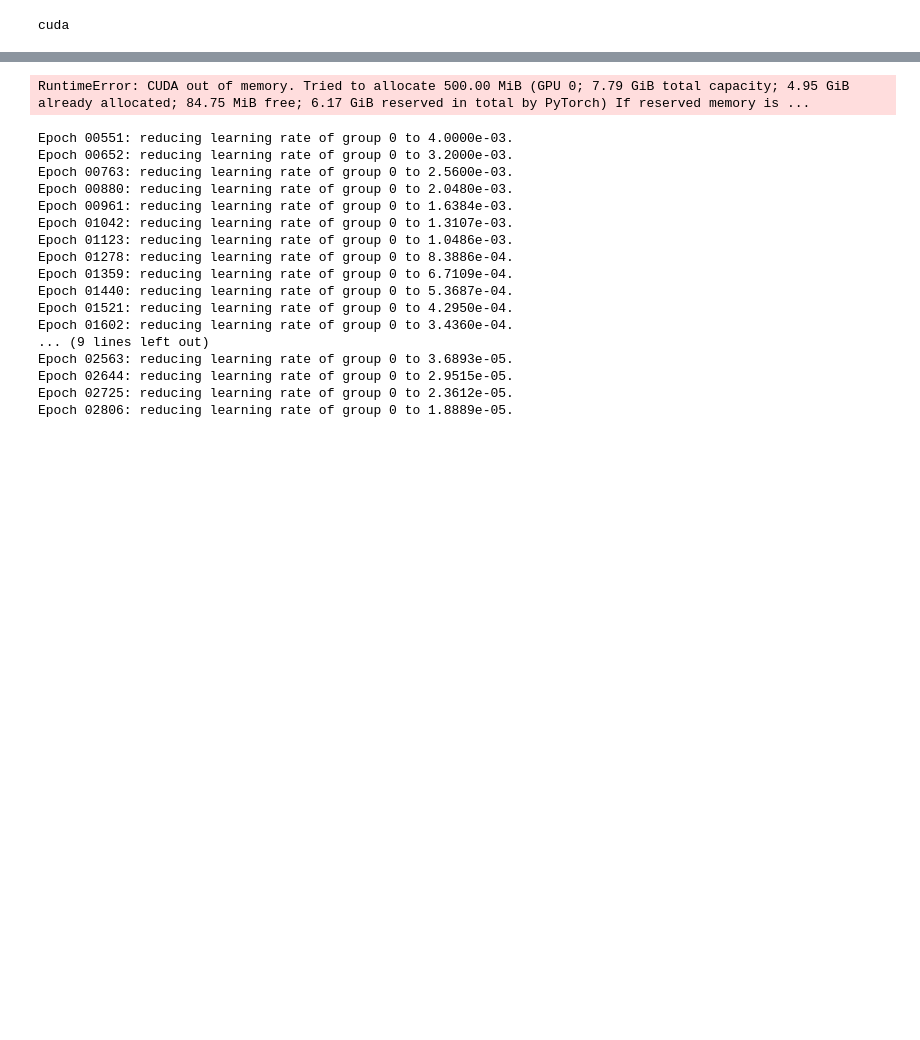
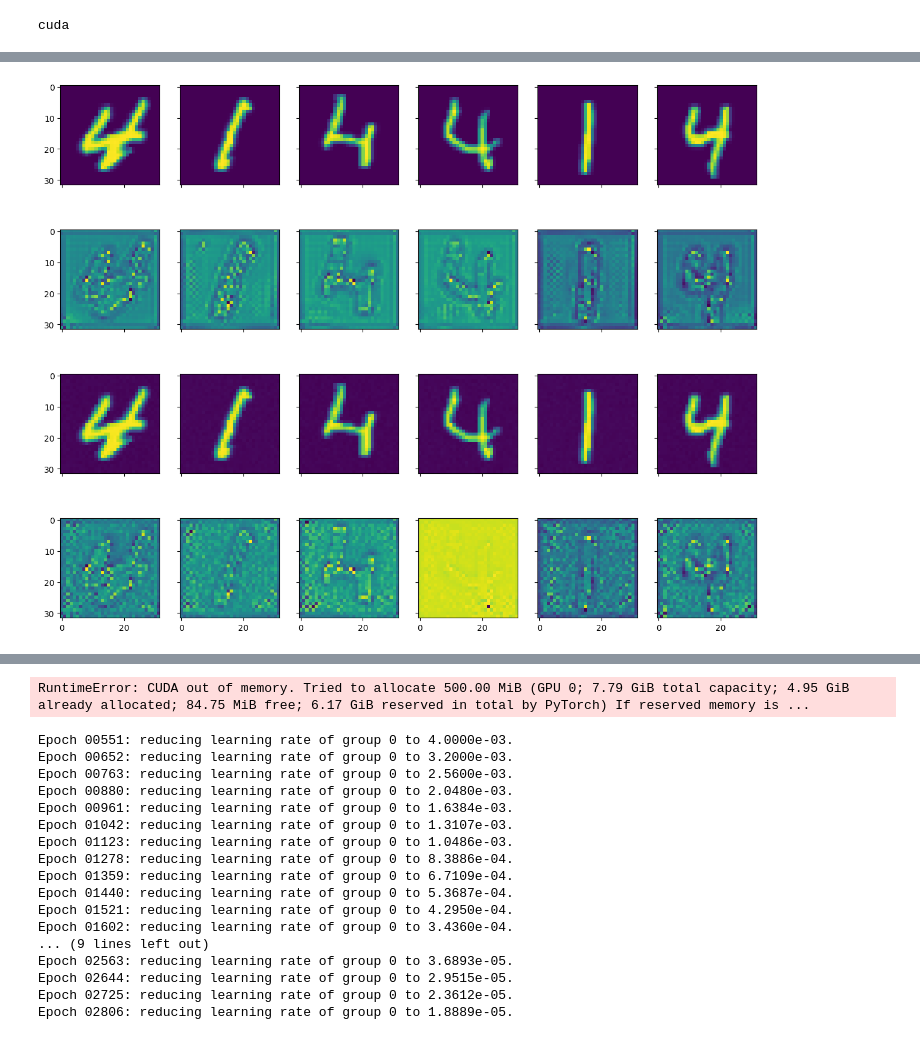
Before and after one commit to HeiseMax/RectifiedFlow, a Jupyter notebook: MNIST_1a4_Unet_big.ipynb, the cells around one changed output, grey strips where cells are left out. Drawn from its saved outputs; the diff is of its cells as text; code cells hidden in the pictures; blank space fills up the shorter version.

```diff
--- a/MNIST_1a4_Unet_big.ipynb
+++ b/MNIST_1a4_Unet_big.ipynb
@@ -133,0 +127,29 @@ plt.show()
+# %%
+rows = 4
+columns = 6
+size = (15, 12)
+fig, ax = plt.subplots(rows, columns, figsize=(size), sharex=True, sharey=True)
+
+
+for column in range(columns):
+    for batch in train_dataloader:
+        batch,_ = batch
+        img_init = batch[:10].reshape(10,1,32,32).to(device)
+        break
+
+    img = rectified_flow_1.reverse_sample_ode(img_init, 100)[-1][0,0].detach().cpu().numpy()
+    ax[1, column].imshow(img)
+
+    ax[0, column].imshow(img_init[0,0].detach().cpu().numpy())
+
+    img_init = img_init + (torch.randn(1,1,32,32).to(device) * 0.005) - (torch.randn(1,1,32,32).to(device) * 0.005)
+    ax[2, column].imshow(img_init[0,0].detach().cpu().numpy())
+
+    img = rectified_flow_1.reverse_sample_ode(img_init, 100)[-1][0,0].detach().cpu().numpy()
+
+    ax[3, column].imshow(img)
+
+
+plt.show()
+# %% [output]
+[figure, added]
```
Also changed, not shown: parts of 14 cells of this notebook, 40 other files.
